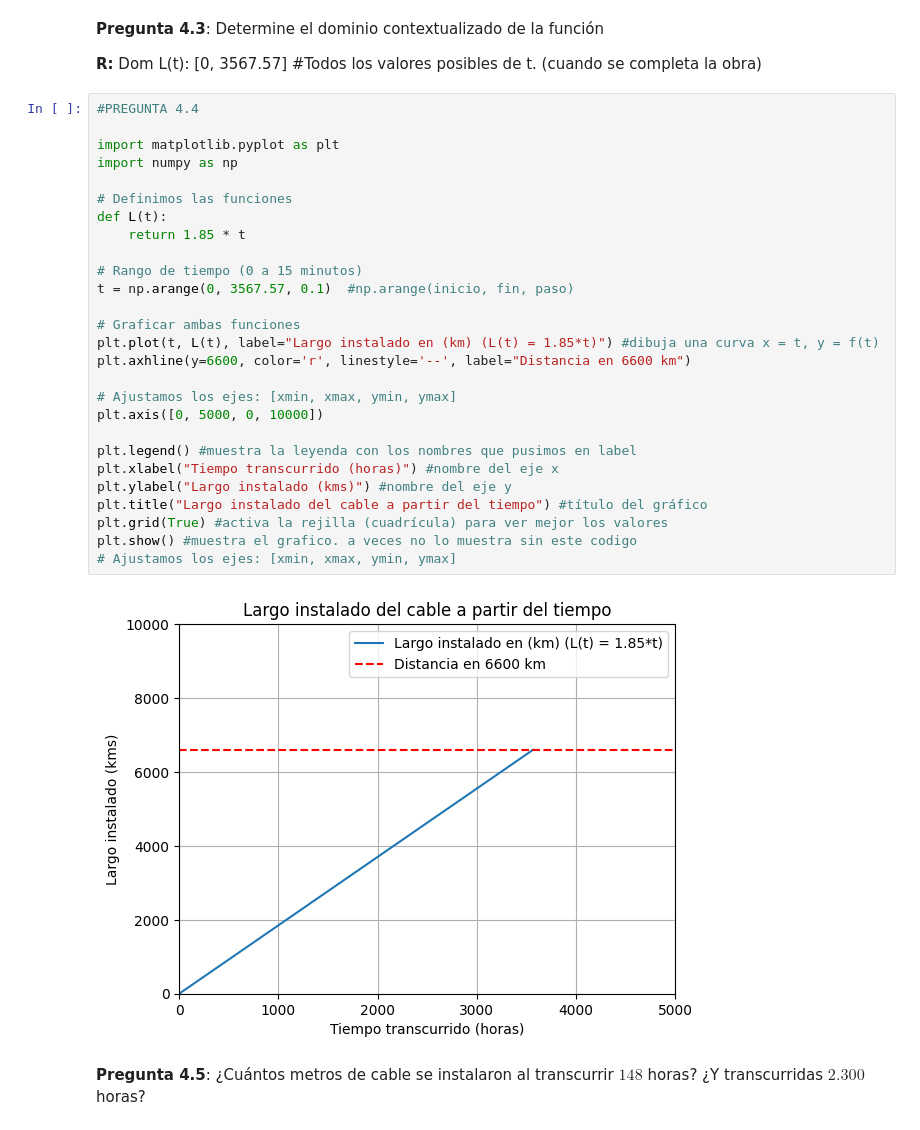
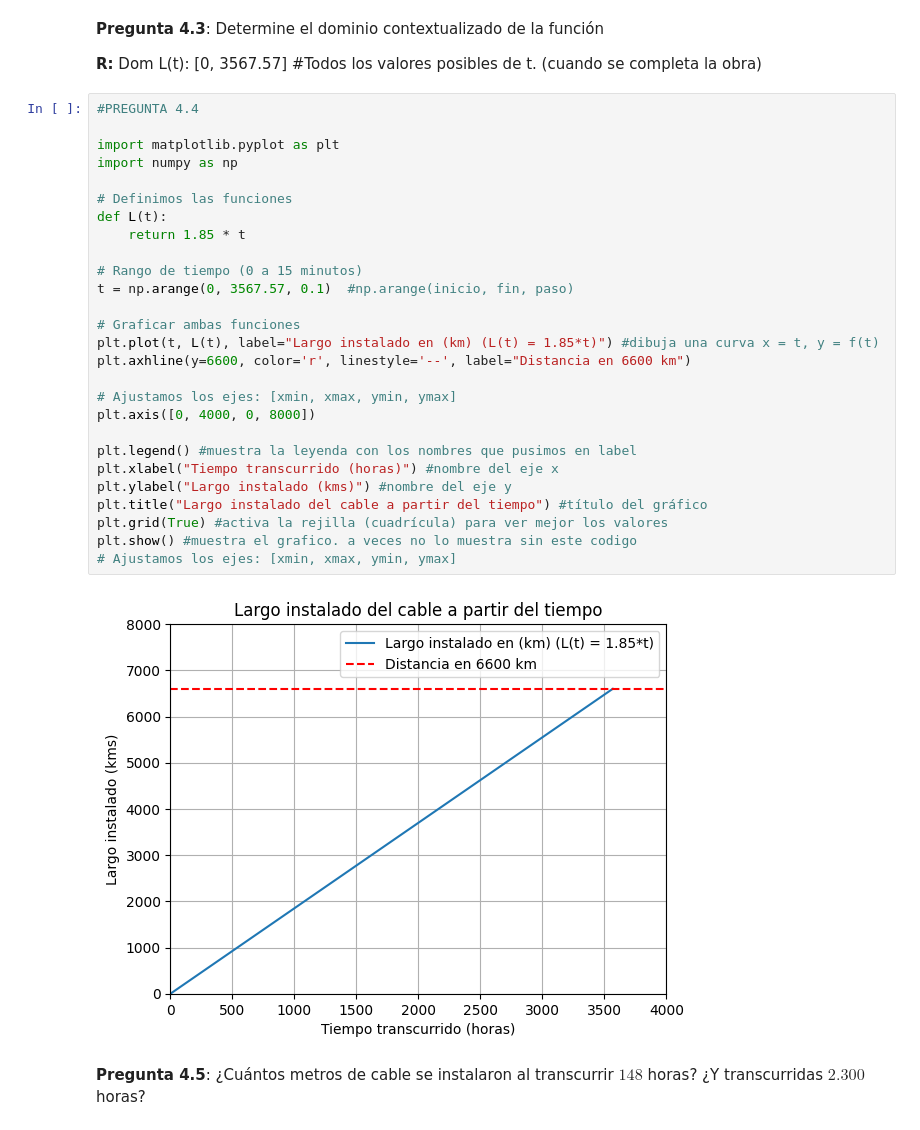
Before and after one commit to SolidusStrange/Matematica-Aplicada, a Jupyter notebook: g1_funciones.ipynb, the cells around one changed output. Drawn from its saved outputs; the diff is of its cells as text.

```diff
--- a/g1_funciones.ipynb
+++ b/g1_funciones.ipynb
@@ -151,32 +151,32 @@ Variable dependiente:
 # %%
 #PREGUNTA 4.4
 
 import matplotlib.pyplot as plt
 import numpy as np
 
 # Definimos las funciones
 def L(t):
     return 1.85 * t
 
 # Rango de tiempo (0 a 15 minutos)
 t = np.arange(0, 3567.57, 0.1)  #np.arange(inicio, fin, paso)
 
 # Graficar ambas funciones
 plt.plot(t, L(t), label="Largo instalado en (km) (L(t) = 1.85*t)") #dibuja una curva x = t, y = f(t)
 plt.axhline(y=6600, color='r', linestyle='--', label="Distancia en 6600 km")
 
 # Ajustamos los ejes: [xmin, xmax, ymin, ymax]
-plt.axis([0, 5000, 0, 10000])
+plt.axis([0, 4000, 0, 8000])
 
 plt.legend() #muestra la leyenda con los nombres que pusimos en label
 plt.xlabel("Tiempo transcurrido (horas)") #nombre del eje x
 plt.ylabel("Largo instalado (kms)") #nombre del eje y
 plt.title("Largo instalado del cable a partir del tiempo") #título del gráfico
 plt.grid(True) #activa la rejilla (cuadrícula) para ver mejor los valores
 plt.show() #muestra el grafico. a veces no lo muestra sin este codigo
 # Ajustamos los ejes: [xmin, xmax, ymin, ymax]
 # %% [output]
-[figure, old version]
+[figure, new version]
 # %% [markdown]
 **Pregunta 4.5**: ¿Cuántos metros de cable se instalaron al transcurrir $148$ horas? ¿Y transcurridas $2.300$ horas?
 # %%
```
